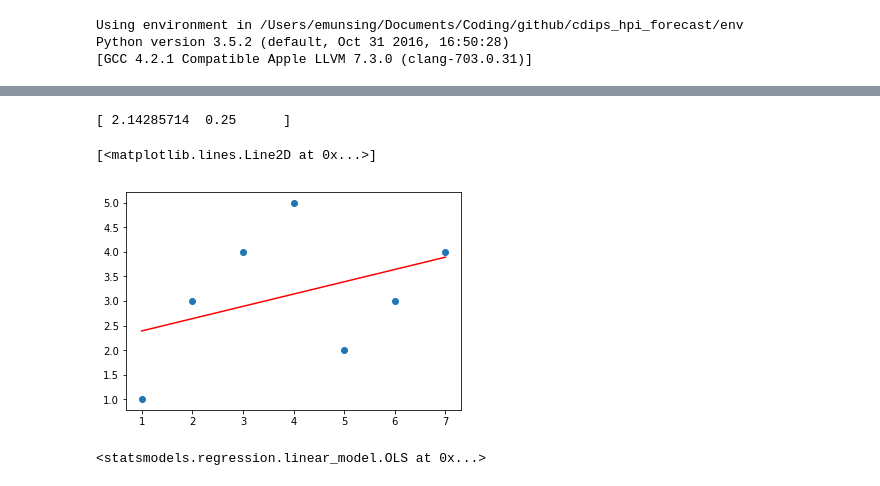
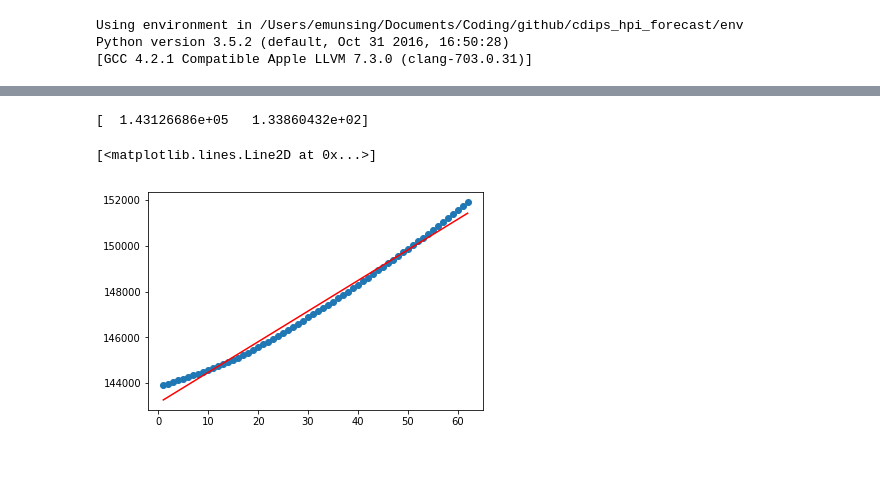
Before and after one commit to kkwteh/cdips_hpi_forecast, a Jupyter notebook: ARIMA.ipynb, the cells around one changed output, grey strips where cells are left out. Cells and saved outputs as stored; diff of their text form; code cells hidden in the pictures.

```diff
--- a/ARIMA.ipynb
+++ b/ARIMA.ipynb
@@ -84,13 +131,15 @@ ValueError: x and y must be the same size
 # %%
-Y = np.array([1,3,4,5,2,3,4])
-X = np.arange(1,8)
-plt.scatter(X,Y)
-Xm = sm.add_constant(X)
-model = sm.OLS(Y,Xm)
+rollMean = pd.rolling_mean(ts,window=193)
+y = rollMean.dropna().values
+x = np.arange(1,len(y)+1)
+
+Xm = sm.add_constant(x)
+model = sm.OLS(y,Xm)
 results = model.fit()
 print(results.params)
-plt.plot(X,results.params[0]+X*results.params[1],'r')
+temp = results.params[0]+x*results.params[1]
+plt.plot(x,temp,'r')
 # %% [output]
-[ 2.14285714  0.25      ]
+[  1.43126686e+05   1.33860432e+02]
 [<matplotlib.lines.Line2D at 0x...>]
-[figure, old version]
+[figure, new version]
@@ -100,4 +145,0 @@ x = range(1,len(y)+1)
-# %%
-sm.OLS(y,x)
-# %% [output]
-<statsmodels.regression.linear_model.OLS at 0x...>
```
Also changed, not shown: parts of 55 cells of this notebook, 1 other file.
